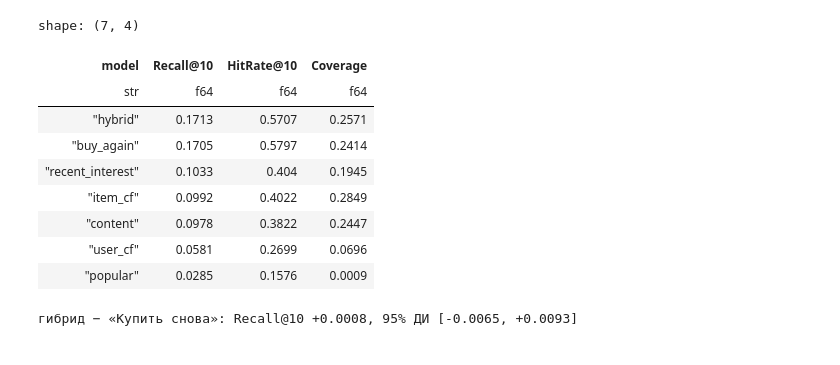
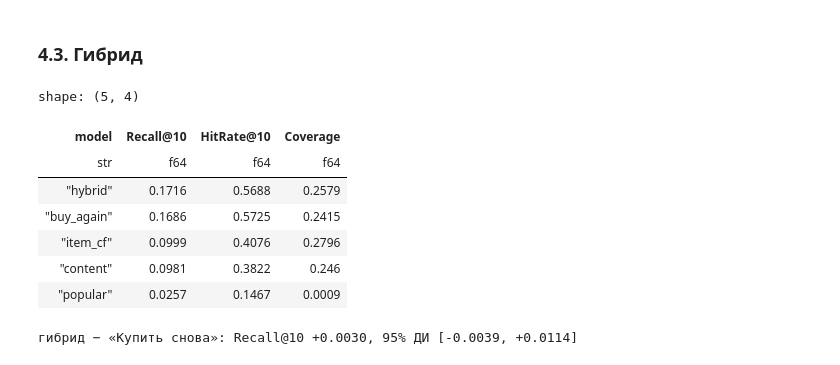
Before and after one commit to yulyaaamih/RecSys-hw, a Jupyter notebook: lavka_churn_recsys.ipynb, the cells around one changed output. Cells and saved outputs as stored; diff of their text form; code cells hidden in the pictures.

```diff
--- a/lavka_churn_recsys.ipynb
+++ b/lavka_churn_recsys.ipynb
@@ -153,7 +215,7 @@ class Split:
         self.gt = [set(x) for x in warm["product_id"].to_list()]
 
     def matrix(self, tau=None):
-        """Пользователь × товар: число заказов с товаром, или с затуханием exp(-давность/tau дней)."""
+        """Пользователь x товар: число заказов с товаром, или с затуханием exp(-давность/tau дней)."""
         w = pl.lit(1.0) if tau is None else (-(self.cut - pl.col("timestamp")) / (tau * DAY)).exp()
         h = self.hist.with_columns(w.alias("w"))
         return sp.csr_matrix((h["w"].to_numpy(), (h["u"].to_numpy(), h["i"].to_numpy())), shape=self.shape)
@@ -179,8 +241,6 @@ def evaluate(scores, s, k=K):
             "Coverage": len(np.unique(top)) / len(s.items)}
 
 
-val = Split(dt.datetime(2023, 12, 4, tzinfo=dt.timezone.utc))
 test = Split(dt.datetime(2024, 1, 3, tzinfo=dt.timezone.utc))
-for s in (val, test):
-    print(f"{s.name}: пользователей с историей в цели {len(s.t_rows)}, новых {s.n_cold}, товаров {len(s.items)}")
+print(f"{test.name}: пользователей с историей в цели {len(test.t_rows)}, новых {test.n_cold}, товаров {len(test.items)}")
 # %% [output]
@@ -240,0 +259,9 @@ $\text{sim}(i,j) = \frac{c_{ij}}{\sqrt{n_i n_j} + 5}$, где $c_{ij}$ — чи
+# %%
+TAU = 30  # дней
+
+def rec_popular(s):
+    return np.tile(s.popularity(), (len(s.t_rows), 1))
+
+
+def rec_buy_again(s):
+    return s.matrix(TAU)[s.t_rows].toarray() + EPS * s.popularity()
@@ -253,17 +287,6 @@ def rec_item_cf(s):
     return (s.matrix(TAU)[s.t_rows] @ item_similarity(s)).toarray() + EPS * s.popularity()
 
 
-def rec_user_cf(s, n_neighbors=50):
-    X = (s.matrix() > 0).astype(float)
-    idf = np.log(X.shape[0] / (1 + np.asarray(X.sum(0)).ravel()))
-    Xw = normalize(X @ sp.diags(idf))
-    sims = (Xw[s.t_rows] @ Xw.T).toarray()
-    sims[np.arange(len(s.t_rows)), s.t_rows] = 0  # сам себе не сосед
-    kth = -np.partition(-sims, n_neighbors, axis=1)[:, [n_neighbors - 1]]
-    sims[sims < kth] = 0
-    return (sp.csr_matrix(sims) @ X).toarray() + EPS * s.popularity()
-
-
 def item_text_vectors(s):
     names = pl.DataFrame({"product_id": s.items}).join(catalog, on="product_id", how="left")
     texts = (names["product_category"].fill_null("") + " " + names["product_name"].fill_null("")).str.to_lowercase()
@@ -276,9 +299,8 @@ def rec_content(s):
     return (profile @ X.T).toarray() + EPS * s.popularity()
 
 
-MODELS = {"popular": rec_popular, "buy_again": rec_buy_again, "recent_interest": rec_recent_interest, "item_cf": rec_item_cf,
-          "user_cf": rec_user_cf, "content": rec_content}
-scores = {s.name: {m: f(s) for m, f in MODELS.items()} for s in (val, test)}
-results = [{"model": m, **evaluate(S, test)} for m, S in scores[test.name].items()]
+MODELS = {"popular": rec_popular, "buy_again": rec_buy_again, "item_cf": rec_item_cf, "content": rec_content}
+scores = {m: f(test) for m, f in MODELS.items()}
+results = [{"model": m, **evaluate(S, test)} for m, S in scores.items()]
 pl.DataFrame(results).with_columns(pl.selectors.float().round(4))
 # %% [output]
@@ -332,27 +314,34 @@ shape: (5, 8)
+# %% [markdown]
+### 4.3. Гибрид
+# %%
+def scale_rows(S):
+    S = S - S.min(1, keepdims=True)
+    return S / (S.max(1, keepdims=True) + 1e-12)
+
+
+WEIGHTS = {"buy_again": 1.0, "content": 0.1, "popular": 0.05}
+hybrid_scores = sum(w * scale_rows(scores[m]) for m, w in WEIGHTS.items())
 # %%
-hybrid_scores = rec_hybrid(test, BEST_W)
 results.append({"model": "hybrid", **evaluate(hybrid_scores, test)})
 final = pl.DataFrame(results).sort("Recall@10", descending=True).with_columns(pl.selectors.float().round(4))
 final
 # %% [output]
-shape: (7, 4)
+shape: (5, 4)
 | model | Recall@10 | HitRate@10 | Coverage |
 | str | f64 | f64 | f64 |
-| "hybrid" | 0.1713 | 0.5707 | 0.2571 |
-| "buy_again" | 0.1705 | 0.5797 | 0.2414 |
-| "recent_interest" | 0.1033 | 0.404 | 0.1945 |
-| "item_cf" | 0.0992 | 0.4022 | 0.2849 |
-| "content" | 0.0978 | 0.3822 | 0.2447 |
-| "user_cf" | 0.0581 | 0.2699 | 0.0696 |
-| "popular" | 0.0285 | 0.1576 | 0.0009 |
+| "hybrid" | 0.1716 | 0.5688 | 0.2579 |
+| "buy_again" | 0.1686 | 0.5725 | 0.2415 |
+| "item_cf" | 0.0999 | 0.4076 | 0.2796 |
+| "content" | 0.0981 | 0.3822 | 0.246 |
+| "popular" | 0.0257 | 0.1467 | 0.0009 |
 # %%
 def per_user_recall(S, s):
     return np.array([len(set(s.items[row].tolist()) & gt) / len(gt) for row, gt in zip(top_k(S), s.gt)])
 
 
 rng = np.random.default_rng(SEED)
-d = per_user_recall(hybrid_scores, test) - per_user_recall(scores[test.name]["buy_again"], test)
+d = per_user_recall(hybrid_scores, test) - per_user_recall(scores["buy_again"], test)
 boot = d[rng.integers(0, len(d), (5000, len(d)))].mean(1)
 print(f"гибрид − «Купить снова»: Recall@10 {d.mean():+.4f}, 95% ДИ [{np.percentile(boot, 2.5):+.4f}, {np.percentile(boot, 97.5):+.4f}]")
 # %% [output]
-гибрид − «Купить снова»: Recall@10 +0.0008, 95% ДИ [-0.0065, +0.0093]
+гибрид − «Купить снова»: Recall@10 +0.0030, 95% ДИ [-0.0039, +0.0114]
```
Also changed, not shown: parts of 52 cells of this notebook.
